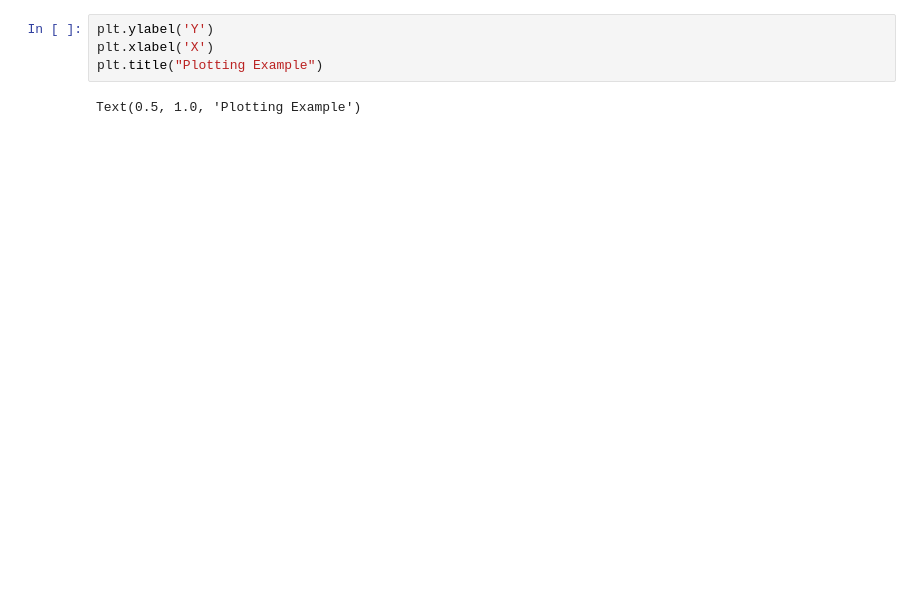
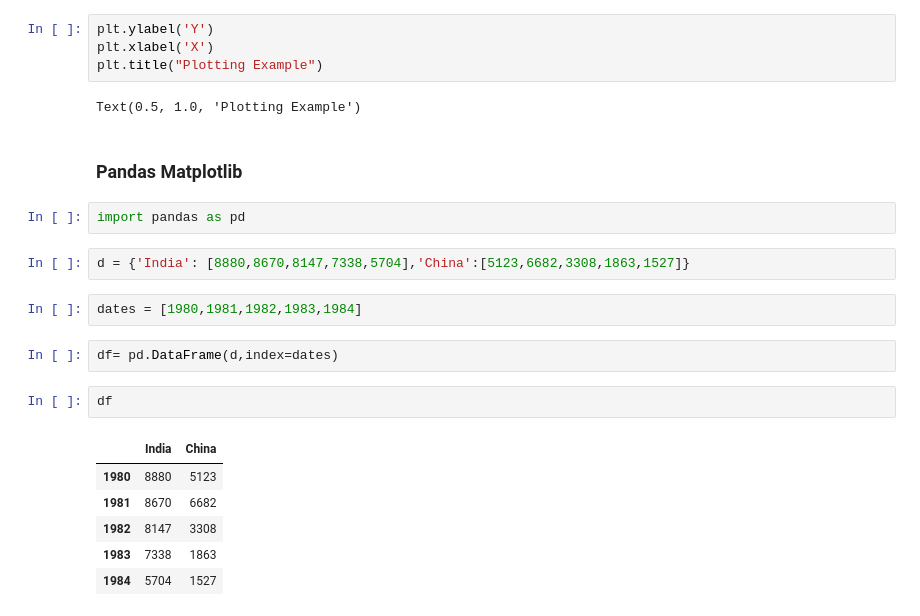
Before and after one commit to chikoungoun/IBM-Courses, a Jupyter notebook: Data Visualization with Python/Basic Plotting with Matplotlib.ipynb, the cells around one changed output. Drawn from its saved outputs; the diff is of its cells as text; blank space fills up the shorter version.

```diff
--- a/Data Visualization with Python/Basic Plotting with Matplotlib.ipynb
+++ b/Data Visualization with Python/Basic Plotting with Matplotlib.ipynb
@@ -15,3 +15,22 @@ plt.xlabel('X')
 plt.title("Plotting Example")
 # %% [output]
 Text(0.5, 1.0, 'Plotting Example')
+# %% [markdown]
+### Pandas Matplotlib
+# %%
+import pandas as pd
+# %%
+d = {'India': [8880,8670,8147,7338,5704],'China':[5123,6682,3308,1863,1527]}
+# %%
+dates = [1980,1981,1982,1983,1984]
+# %%
+df= pd.DataFrame(d,index=dates)
+# %%
+df
+# %% [output]
+|  | India | China |
+| 1980 | 8880 | 5123 |
+| 1981 | 8670 | 6682 |
+| 1982 | 8147 | 3308 |
+| 1983 | 7338 | 1863 |
+| 1984 | 5704 | 1527 |
```
Also changed, not shown: parts of 1 cell of this notebook.
